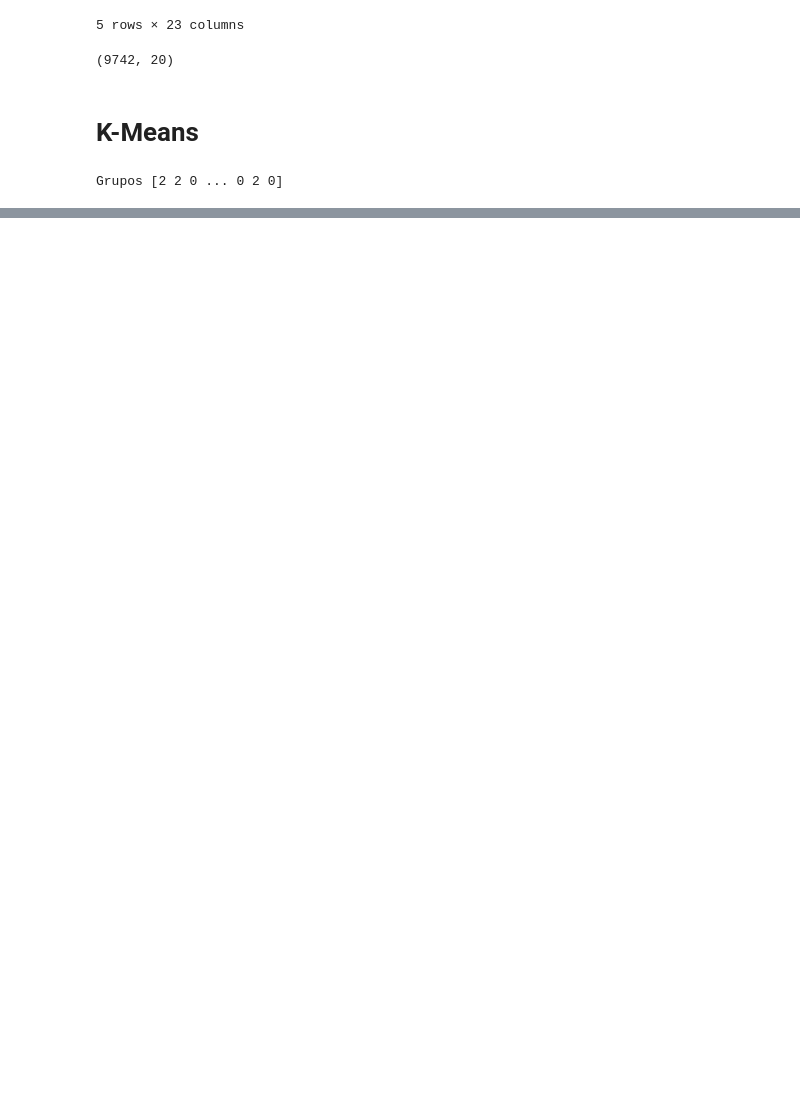
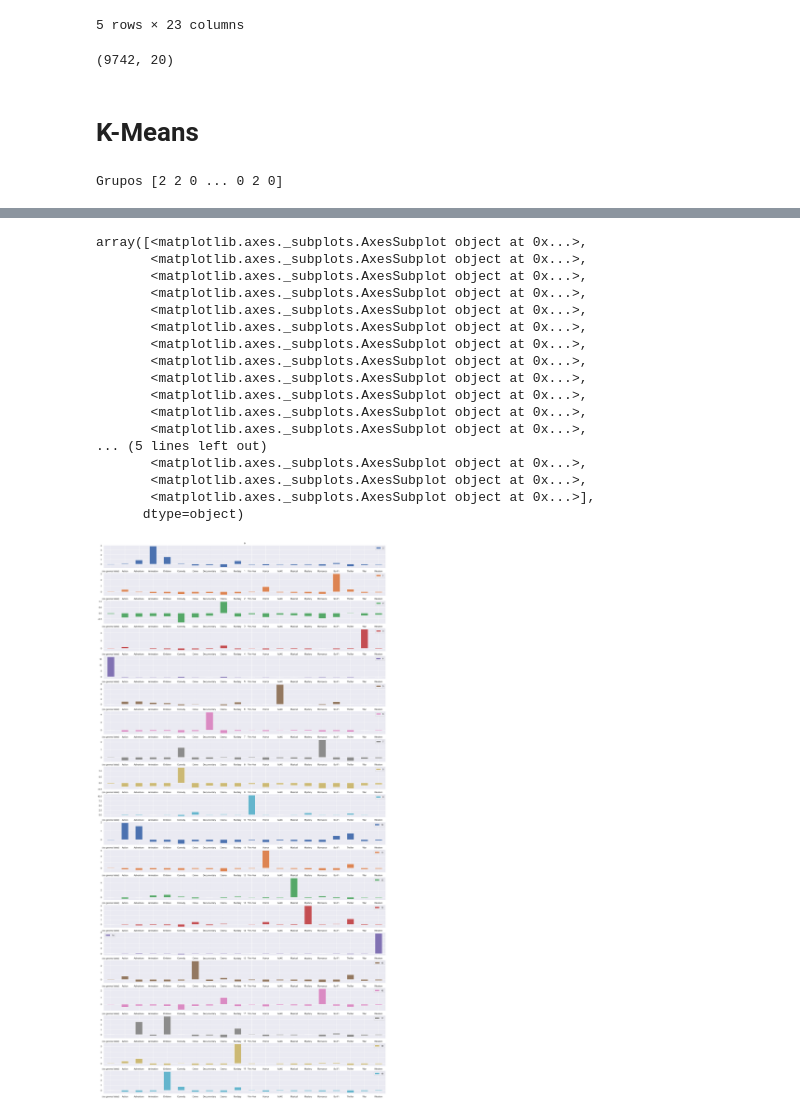
Before and after one commit to musashisama/Formacao-Machine-Learning, a Jupyter notebook: 02 - Introducao a algoritmos nao supervisionados/01 - Filmes.ipynb, the cells around one changed output, grey strips where cells are left out. Saved outputs shown, nothing was run; the diff lists cells and outputs as text; code cells hidden in the pictures; blank space fills up the shorter version.

```diff
--- a/02 - Introducao a algoritmos nao supervisionados/01 - Filmes.ipynb
+++ b/02 - Introducao a algoritmos nao supervisionados/01 - Filmes.ipynb
@@ -136,0 +135,5 @@ sns.scatterplot(x=visualizacao[:,0], y=visualizacao[:,1],hue=modelo.labels_, pal
+# %%
+modelo = KMeans(n_clusters=20)
+modelo.fit(generos_escalados)
+grupos = pd.DataFrame(modelo.cluster_centers_,columns=generos.columns)
+grupos.head()
@@ -136,0 +147,21 @@ sns.scatterplot(x=visualizacao[:,0], y=visualizacao[:,1],hue=modelo.labels_, pal
+# %%
+grupos.T.plot.bar(subplots=True,figsize=(25,50),sharex=False,grid=True,rot=0)
+# %% [output]
+array([<matplotlib.axes._subplots.AxesSubplot object at 0x...>,
+       <matplotlib.axes._subplots.AxesSubplot object at 0x...>,
+       <matplotlib.axes._subplots.AxesSubplot object at 0x...>,
+       <matplotlib.axes._subplots.AxesSubplot object at 0x...>,
+       <matplotlib.axes._subplots.AxesSubplot object at 0x...>,
+       <matplotlib.axes._subplots.AxesSubplot object at 0x...>,
+       <matplotlib.axes._subplots.AxesSubplot object at 0x...>,
+       <matplotlib.axes._subplots.AxesSubplot object at 0x...>,
+       <matplotlib.axes._subplots.AxesSubplot object at 0x...>,
+       <matplotlib.axes._subplots.AxesSubplot object at 0x...>,
+       <matplotlib.axes._subplots.AxesSubplot object at 0x...>,
+       <matplotlib.axes._subplots.AxesSubplot object at 0x...>,
+... (5 lines left out)
+       <matplotlib.axes._subplots.AxesSubplot object at 0x...>,
+       <matplotlib.axes._subplots.AxesSubplot object at 0x...>,
+       <matplotlib.axes._subplots.AxesSubplot object at 0x...>],
+      dtype=object)
+[figure, added]
```
Also changed, not shown: parts of 19 cells of this notebook, 1 other file.
